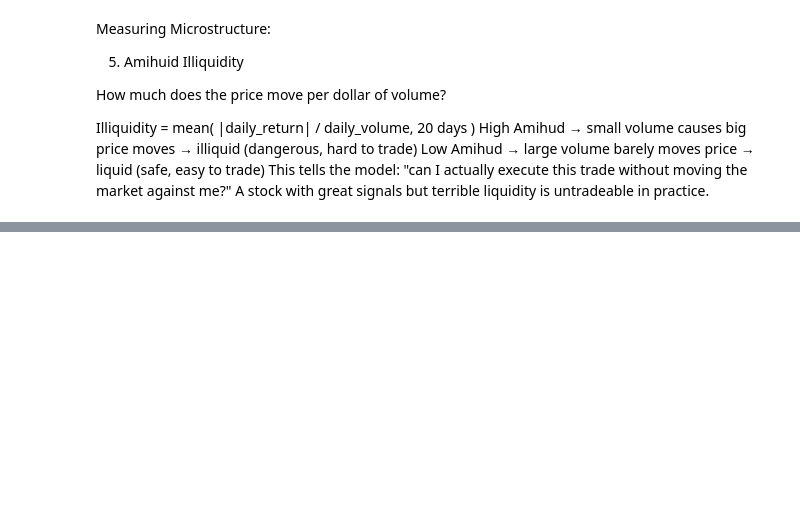
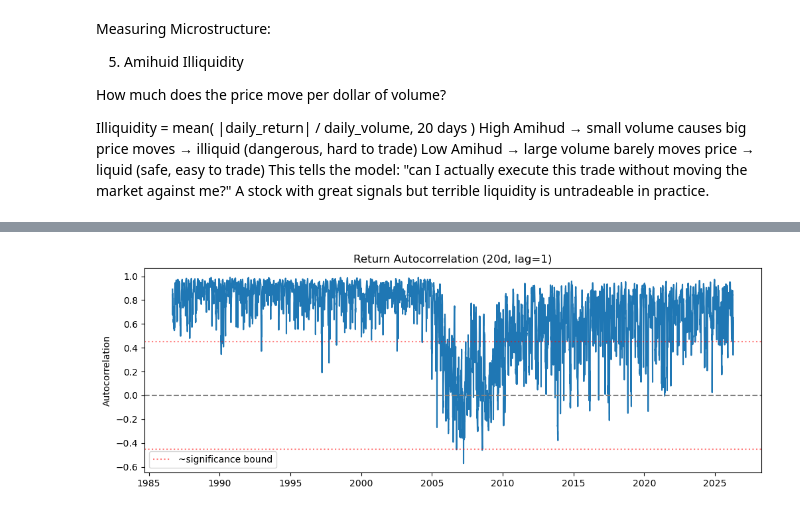
Before and after one commit to giovanarsfalcao/trading-analytics, a Jupyter notebook: research/2_features/1_price_derived/quant_features.ipynb, the cells around one changed output, grey strips where cells are left out. Drawn from its saved outputs; the diff is of its cells as text; code cells hidden in the pictures; blank space fills up the shorter version.

```diff
--- a/research/2_features/1_price_derived/quant_features.ipynb
+++ b/research/2_features/1_price_derived/quant_features.ipynb
@@ -129,2 +145,17 @@ This is a meta-feature: it tells the model which strategy to trust right now. If
 # %%
 # Autocorr_20 = correlation(returns[t], returns[t-1]) over 20 days
+
+df["autocorr_20"] = log_returns.rolling(window=20).apply(lambda x: x.autocorr(lag=1))
+df["autocorr_20"].tail(10)
+
+plt.figure(figsize=(12, 4))
+plt.plot(df.index, df["autocorr_20"])
+plt.axhline(0, color="gray", linestyle="--")
+plt.axhline(0.45, color="red", linestyle=":", alpha=0.5, label="~significance bound")
+plt.axhline(-0.45, color="red", linestyle=":", alpha=0.5)
+plt.title("Return Autocorrelation (20d, lag=1)")
+plt.ylabel("Autocorrelation")
+plt.legend()
+plt.show()
+# %% [output]
+[figure, added]
```
Also changed, not shown: parts of 2 cells of this notebook.
